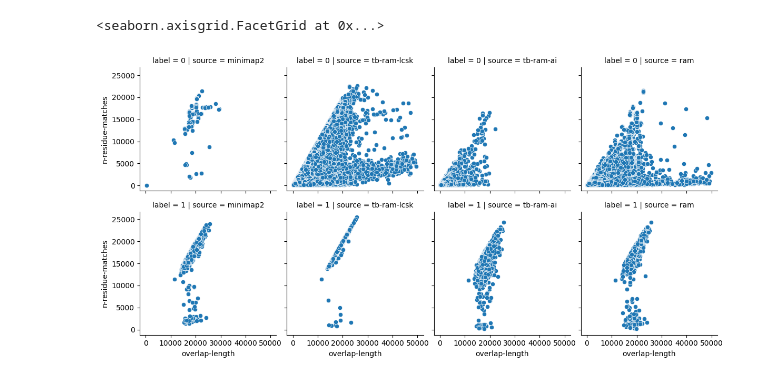
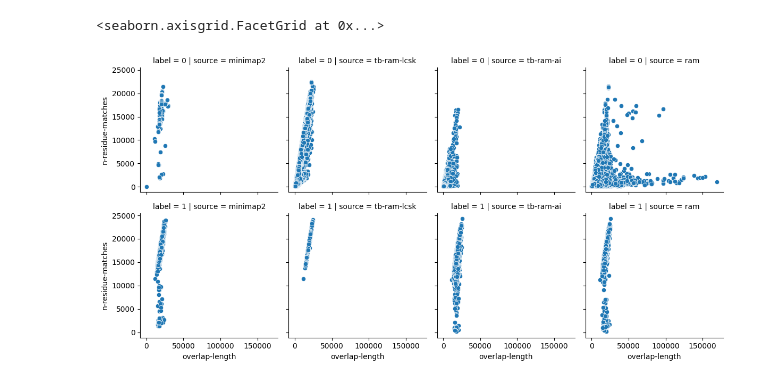
Before and after one commit to tbrekalo/tb-ram, a Jupyter notebook: scripts/notebooks/ram-eval.ipynb, the cells around one changed output. Saved outputs shown, nothing was run; the diff lists cells and outputs as text; code cells hidden in the pictures.

```diff
--- a/scripts/notebooks/ram-eval.ipynb
+++ b/scripts/notebooks/ram-eval.ipynb
@@ -133,10 +133,10 @@ shape: (8, 8)
 # %%
 g = sns.FacetGrid(
-    df_overlaps.filter(pl.col("overlap-length") < 50_000).to_pandas(),
+    df_overlaps.to_pandas(),
     row="label",
     col="source",
 )
 g.map_dataframe(sns.scatterplot, x="overlap-length", y="n-residue-matches")
 # %% [output]
 <seaborn.axisgrid.FacetGrid at 0x...>
-[figure, old version]
+[figure, new version]
```
Also changed, not shown: parts of 3 cells of this notebook, 2 other files.
